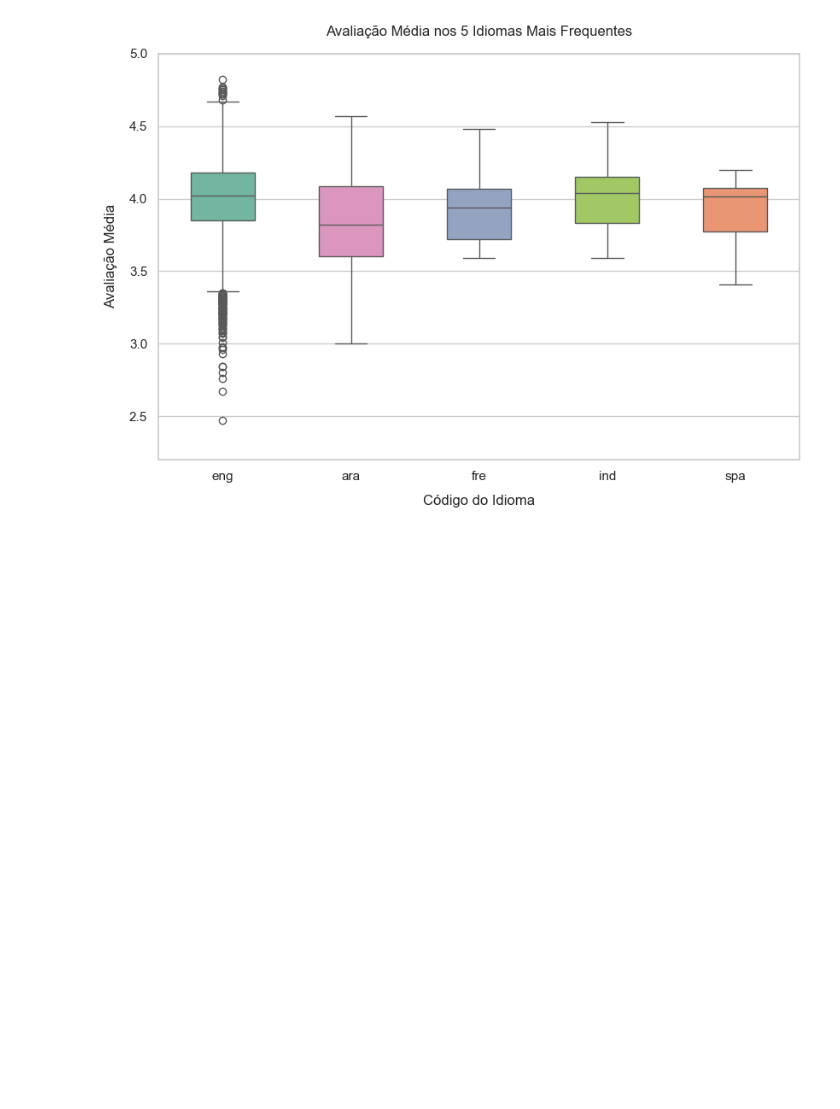
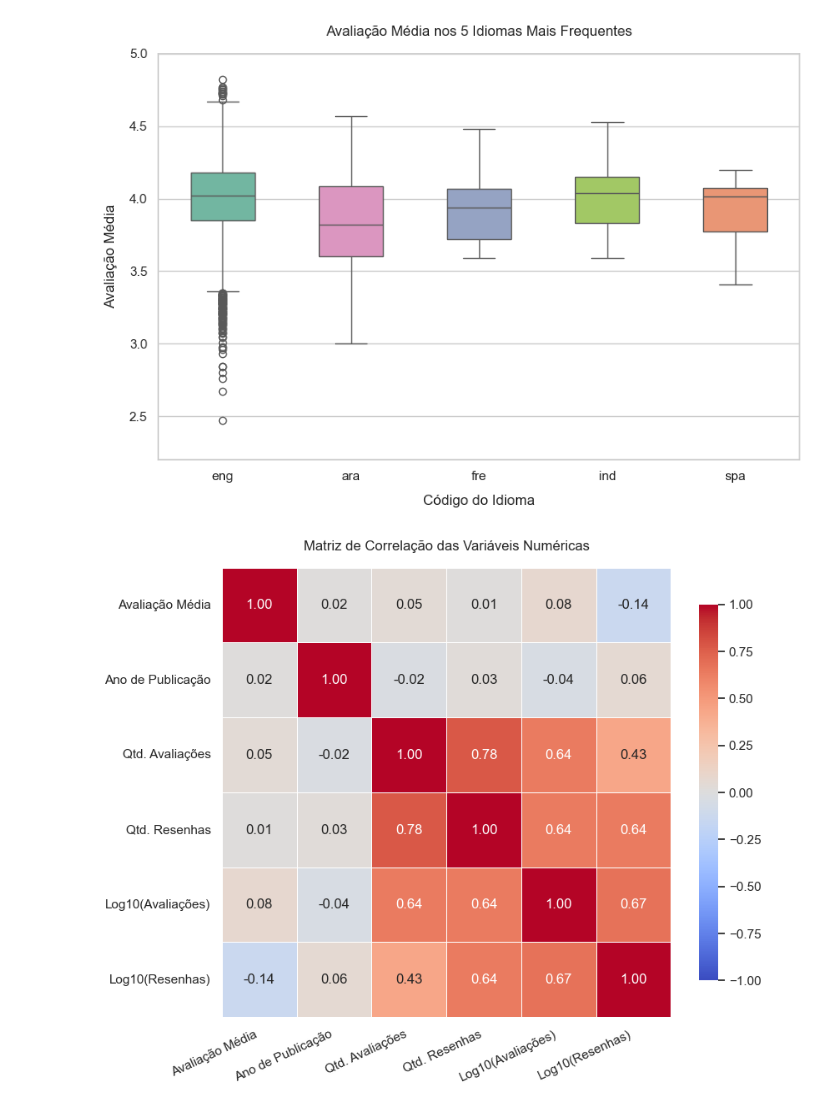
Before and after one commit to PazzottoKyo/goodreads-eda-analysis, a Jupyter notebook: py_notebooks/01_exploratory_data_analysis.ipynb, the cells around one changed output. Saved outputs shown, nothing was run; the diff lists cells and outputs as text; code cells hidden in the pictures; blank space fills up the shorter version.

```diff
--- a/py_notebooks/01_exploratory_data_analysis.ipynb
+++ b/py_notebooks/01_exploratory_data_analysis.ipynb
@@ -264,3 +264,26 @@ plt.savefig("../charts/04_boxplot_idioma.png", dpi = 300)
 plt.show()
 # %% [output]
 [figure]
+# %%
+colunas_corr = {
+    "average_rating": "Avaliação Média",
+    "original_publication_year": "Ano de Publicação",
+    "ratings_count": "Qtd. Avaliações",
+    "work_text_reviews_count": "Qtd. Resenhas",
+    "log_ratings": "Log10(Avaliações)",
+    "log_reviews": "Log10(Resenhas)"
+}
+
+matriz_corr = df_clean[list(colunas_corr.keys())].rename(columns=colunas_corr).corr()
+# %%
+plt.figure(figsize = (8.5, 7))
+sns.heatmap(matriz_corr, annot = True, fmt = ".2f", cmap = "coolwarm", vmin = -1, vmax = 1, center = 0,
+    square = True, linewidths = 0.5, cbar_kws = {"shrink": 0.8})
+plt.title("Matriz de Correlação das Variáveis Numéricas", pad = 15)
+plt.xticks(rotation = 25, ha = "right")
+plt.yticks(rotation = 0)
+plt.tight_layout()
+plt.savefig("../charts/05_mapa_calor_correlacao.png", dpi = 300)
+plt.show()
+# %% [output]
+[figure, added]
```
Also changed, not shown: parts of 11 cells of this notebook, 2 other files.
